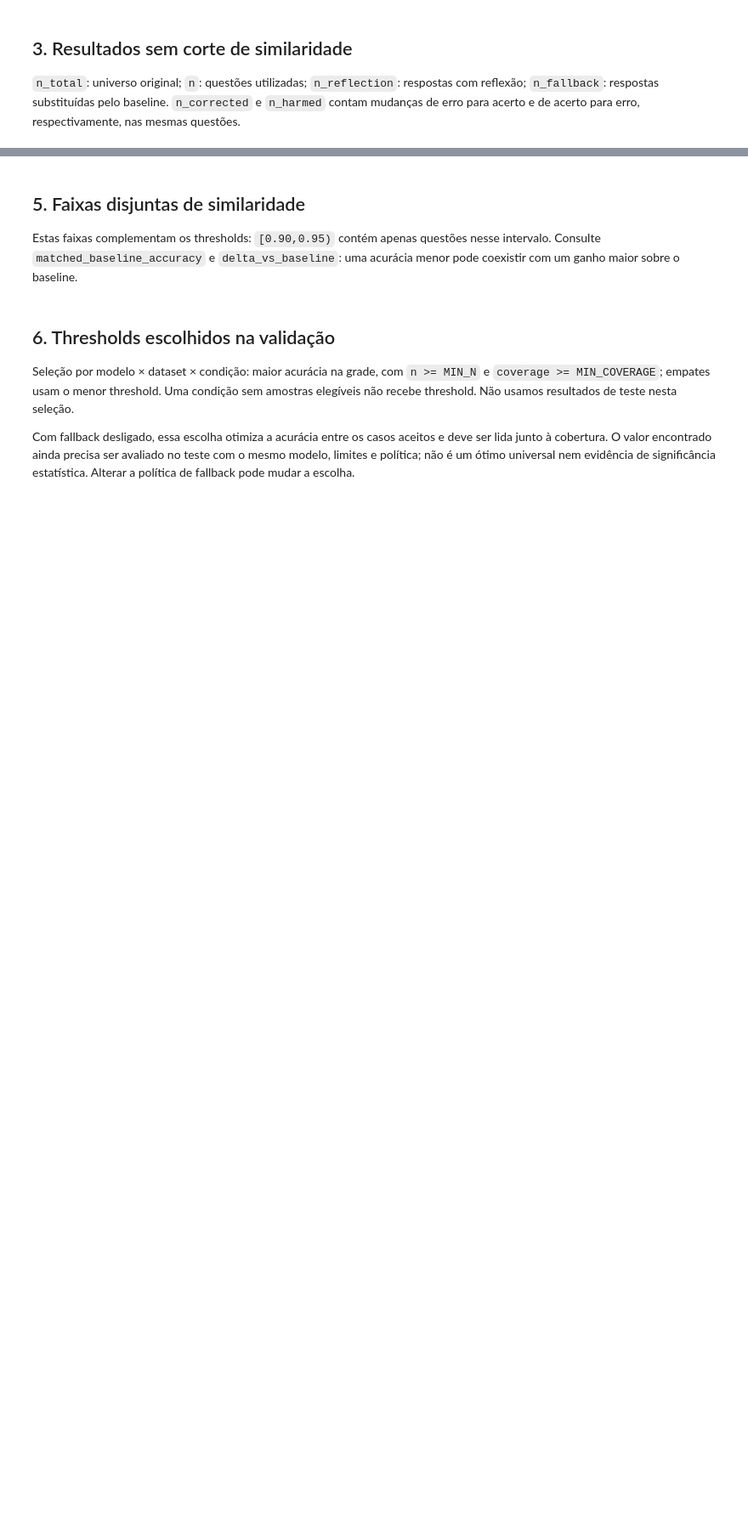
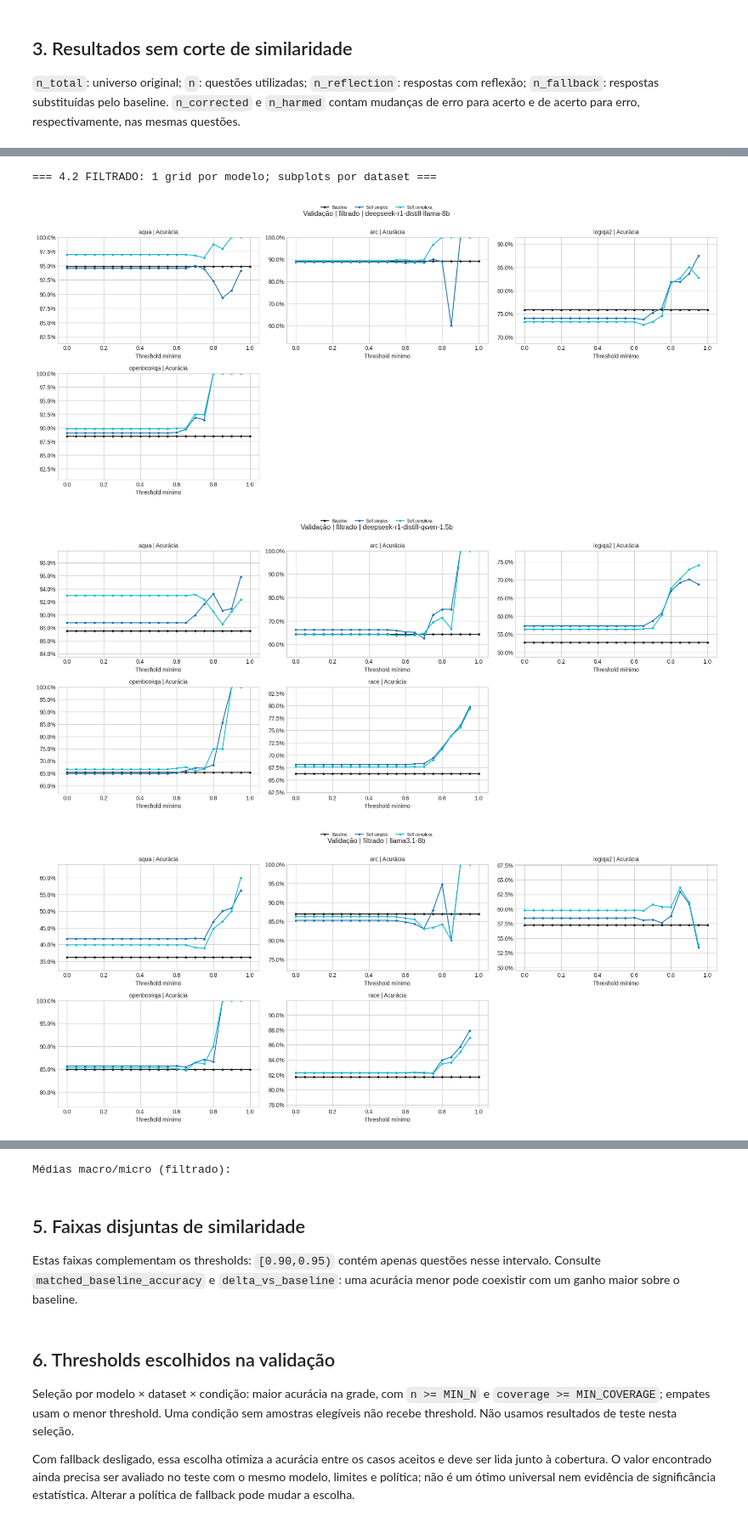
Before and after one commit to RodrigoFlexa/Reflection-MCQ, a Jupyter notebook: validation_accuracy_by_similarity.ipynb, the cells around one changed output, grey strips where cells are left out. Shown at 85% size. Cells and saved outputs as stored; diff of their text form; code cells hidden in the pictures; blank space fills up the shorter version.

```diff
--- a/validation_accuracy_by_similarity.ipynb
+++ b/validation_accuracy_by_similarity.ipynb
@@ -100,0 +191,13 @@ for view, tables in views.items():
+# %%
+
+print("\n=== 4.2 FILTRADO: 1 grid por modelo; subplots por dataset ===")
+plot_study({"filtrado": views["filtrado"]}, OUT, auto_ylim=AUTO_YLIM, datasets_per_row=3)
+
+print("Médias macro/micro (filtrado):")
+averages = views["filtrado"]["averages"]
+# display_metrics(averages.loc[averages.threshold.isin([-1, .7, .8, .85, .9, .95])])
+# %% [output]
+=== 4.2 FILTRADO: 1 grid por modelo; subplots por dataset ===
+[figure, added]
+[figure, added]
+[figure, added]
@@ -101,3 +210,4 @@ for view, tables in views.items():
+Médias macro/micro (filtrado):
 # %% [markdown]
 ## 5. Faixas disjuntas de similaridade
 
```
Also changed, not shown: parts of 10 cells of this notebook, 3 other files.
